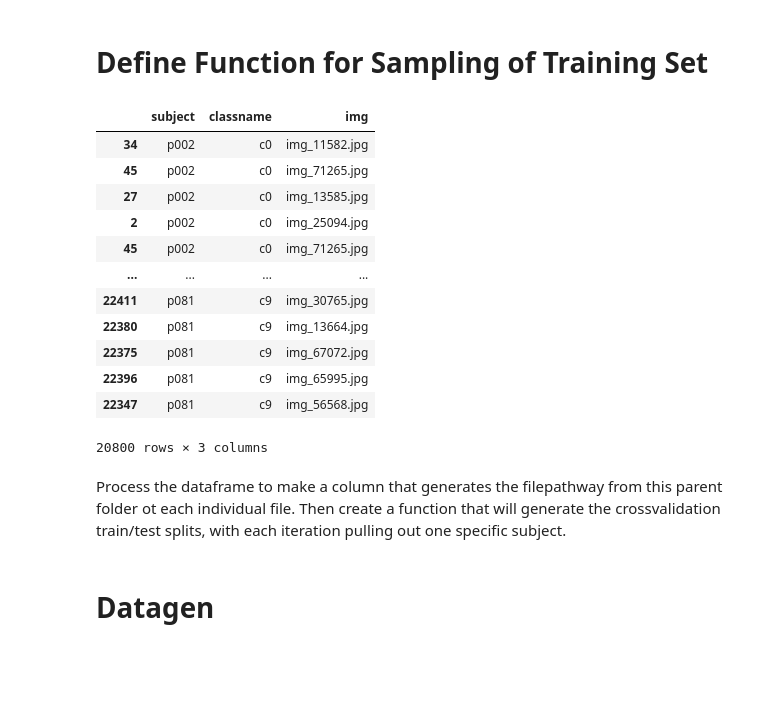
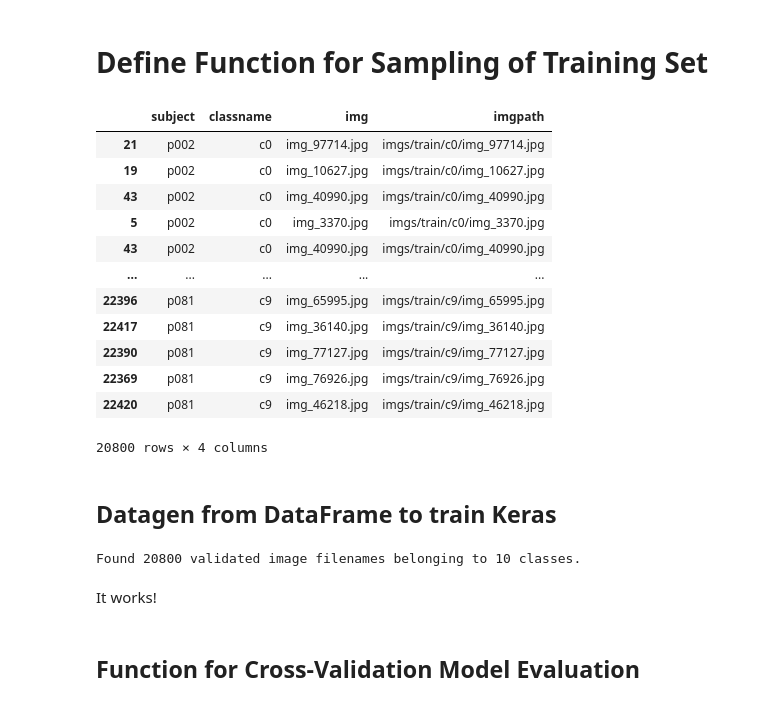
Before and after one commit to Dylan-C-Neal/DistractedDrivingClassifier, a Jupyter notebook: notebooks/Cross-Validation.ipynb, the cells around one changed output. Cells and saved outputs as stored; diff of their text form; code cells hidden in the pictures; blank space fills up the shorter version.

```diff
--- a/notebooks/Cross-Validation.ipynb
+++ b/notebooks/Cross-Validation.ipynb
@@ -392,6 +392,10 @@ substats
 ###### To make a nice even number, 80 samples of each subject will be represented in each class in the training set. To do this, a new dataframe will be generated, oversampling for subjects that are underrepressented and undersampling for those that are overrepressented. This new dataframe will be used to generate the cross-validation training data set
 # %% [markdown]
 # Define Function for Sampling of Training Set
+# %%
+# Create column in dataframe with path to training images
+df['imgpath'] = df[['classname', 'img']].apply(lambda x: '/'.join(x), axis=1)
+df['imgpath'] = df[['imgpath']].apply(lambda x: 'imgs/train/' + x, axis=1)
 # %%
 def trainsampling(data=df,\
                   samples=80, \
@@ -431,23 +435,3 @@ def trainsampling(data=df,\
                 dftemp = pd.concat([dftemp, subset.sample(samples, replace=False)])
 
     return dftemp
-# %%
-trainsampling()
-# %% [output]
-|  | subject | classname | img |
-| 34 | p002 | c0 | img_11582.jpg |
-| 45 | p002 | c0 | img_71265.jpg |
-| 27 | p002 | c0 | img_13585.jpg |
-| 2 | p002 | c0 | img_25094.jpg |
-| 45 | p002 | c0 | img_71265.jpg |
-| ... | ... | ... | ... |
-| 22411 | p081 | c9 | img_30765.jpg |
-| 22380 | p081 | c9 | img_13664.jpg |
-| 22375 | p081 | c9 | img_67072.jpg |
-| 22396 | p081 | c9 | img_65995.jpg |
-| 22347 | p081 | c9 | img_56568.jpg |
-20800 rows × 3 columns
-# %% [markdown]
-Process the dataframe to make a column that generates the filepathway from this parent folder ot each individual file. Then create a function that will generate the crossvalidation train/test splits, with each iteration pulling out one specific subject.
-# %% [markdown]
-# Datagen
@@ -456 +440,31 @@ path = '../data/raw/imgs/train'
+# %%
+sampledtrain
+# %% [output]
+|  | subject | classname | img | imgpath |
+| 21 | p002 | c0 | img_97714.jpg | imgs/train/c0/img_97714.jpg |
+| 19 | p002 | c0 | img_10627.jpg | imgs/train/c0/img_10627.jpg |
+| 43 | p002 | c0 | img_40990.jpg | imgs/train/c0/img_40990.jpg |
+| 5 | p002 | c0 | img_3370.jpg | imgs/train/c0/img_3370.jpg |
+| 43 | p002 | c0 | img_40990.jpg | imgs/train/c0/img_40990.jpg |
+| ... | ... | ... | ... | ... |
+| 22396 | p081 | c9 | img_65995.jpg | imgs/train/c9/img_65995.jpg |
+| 22417 | p081 | c9 | img_36140.jpg | imgs/train/c9/img_36140.jpg |
+| 22390 | p081 | c9 | img_77127.jpg | imgs/train/c9/img_77127.jpg |
+| 22369 | p081 | c9 | img_76926.jpg | imgs/train/c9/img_76926.jpg |
+| 22420 | p081 | c9 | img_46218.jpg | imgs/train/c9/img_46218.jpg |
+20800 rows × 4 columns
+# %% [markdown]
+## Datagen from DataFrame to train Keras
+# %%
+datagen = keras.preprocessing.image.ImageDataGenerator()
+train = datagen.flow_from_dataframe(sampledtrain, \
+                                    x_col='imgpath', \
+                                    y_col='classname', \
+                                    target_size=(480, 640))
+# %% [output]
+Found 20800 validated image filenames belonging to 10 classes.
+# %% [markdown]
+It works!
+# %% [markdown]
+## Function for Cross-Validation Model Evaluation
 # %%
```
Also changed, not shown: parts of 8 cells of this notebook, 1 other file.
